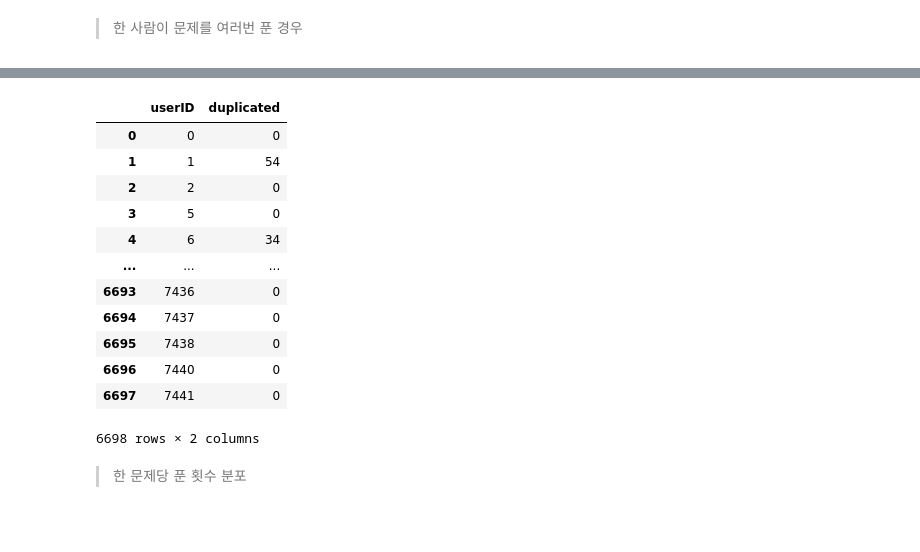
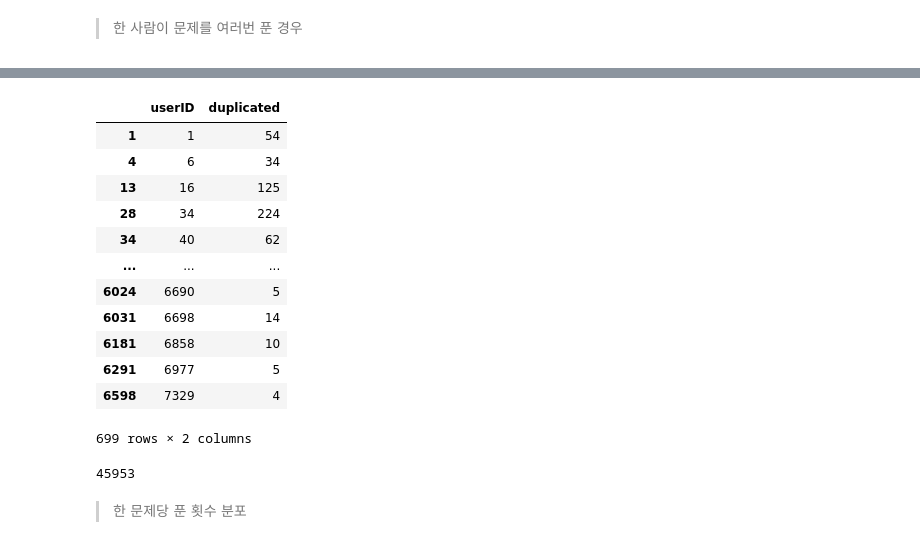
Before and after one commit to boostcampaitech4lv23recsys2/level2_dkt_recsys-level2-recsys-08, a Jupyter notebook: EDA/EDA_juj.ipynb, the cells around one changed output, grey strips where cells are left out. Drawn from its saved outputs; the diff is of its cells as text; code cells hidden in the pictures.

```diff
--- a/EDA/EDA_juj.ipynb
+++ b/EDA/EDA_juj.ipynb
@@ -181,22 +202,26 @@ for i in range(6698):
 # %%
 duplicated_dic
 data = pd.DataFrame({'userID' : duplicated_dic.keys(),'duplicated' : duplicated_dic.values()})
+# %%
+data[data['duplicated']>0]
+# %% [output]
+|  | userID | duplicated |
+| 1 | 1 | 54 |
+| 4 | 6 | 34 |
+| 13 | 16 | 125 |
+| 28 | 34 | 224 |
+| 34 | 40 | 62 |
+| ... | ... | ... |
+| 6024 | 6690 | 5 |
+| 6031 | 6698 | 14 |
+| 6181 | 6858 | 10 |
+| 6291 | 6977 | 5 |
+| 6598 | 7329 | 4 |
+699 rows × 2 columns
 # %%
-data
+data['duplicated'].sum()
 # %% [output]
-|  | userID | duplicated |
-| 0 | 0 | 0 |
-| 1 | 1 | 54 |
-| 2 | 2 | 0 |
-| 3 | 5 | 0 |
-| 4 | 6 | 34 |
-| ... | ... | ... |
-| 6693 | 7436 | 0 |
-| 6694 | 7437 | 0 |
-| 6695 | 7438 | 0 |
-| 6696 | 7440 | 0 |
-| 6697 | 7441 | 0 |
-6698 rows × 2 columns
+45953
 # %% [markdown]
 > 한 문제당 푼 횟수 분포
 # %%
```
Also changed, not shown: parts of 4 cells of this notebook.
